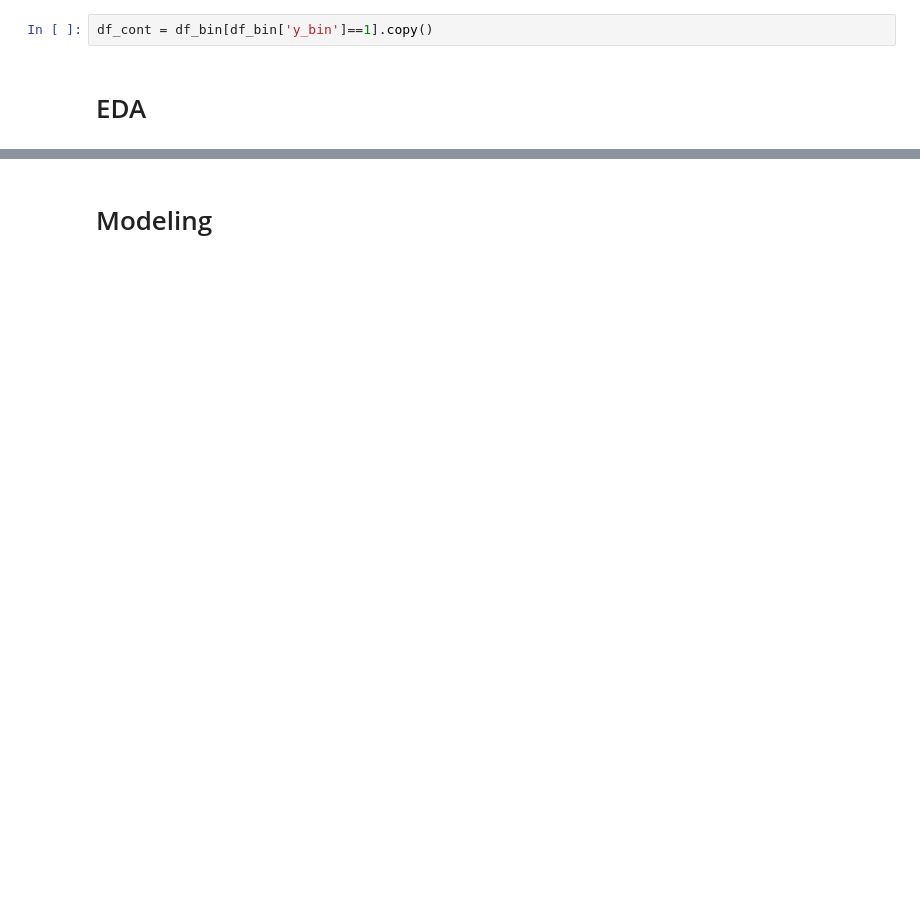
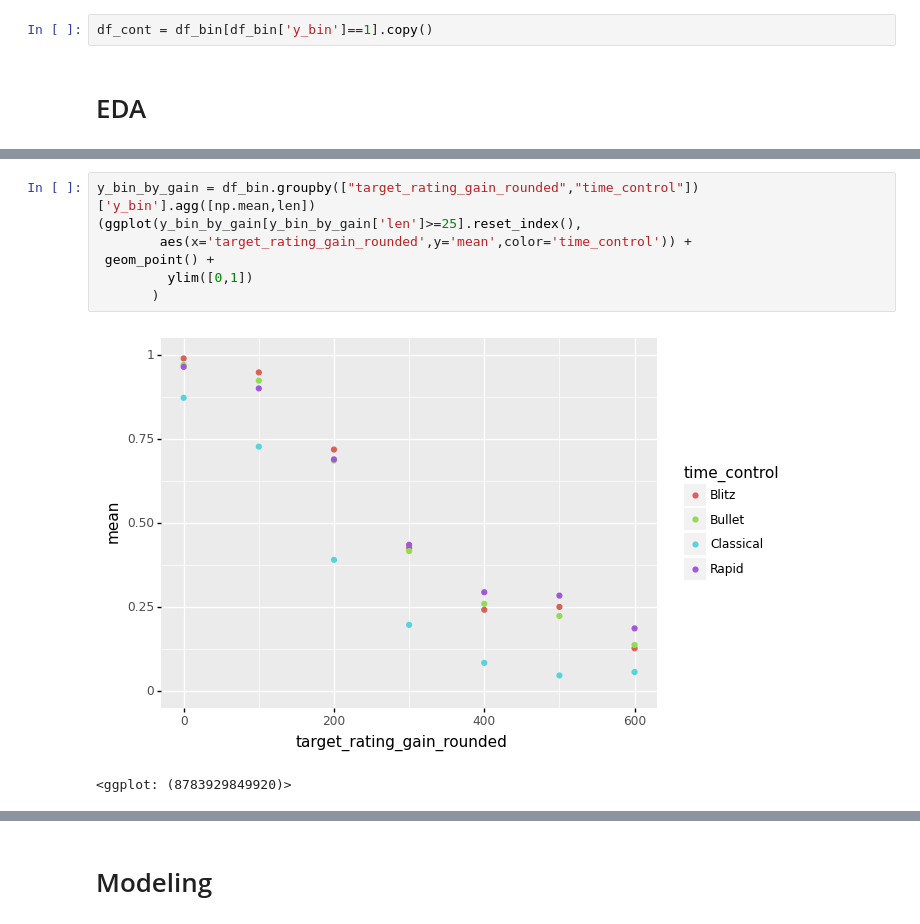
Before and after one commit to ZackAttack614/Discord-Chess-Bot, a Jupyter notebook: modeling.ipynb, the cells around one changed output, grey strips where cells are left out. Cells and saved outputs as stored; diff of their text form; blank space fills up the shorter version.

```diff
--- a/modeling.ipynb
+++ b/modeling.ipynb
@@ -146,0 +270,10 @@ y_bin_by_rating = df_bin.groupby(["rating_latest_rounded","time_control"])['y_bi
+# %%
+y_bin_by_gain = df_bin.groupby(["target_rating_gain_rounded","time_control"])['y_bin'].agg([np.mean,len])
+(ggplot(y_bin_by_gain[y_bin_by_gain['len']>=25].reset_index(),
+        aes(x='target_rating_gain_rounded',y='mean',color='time_control')) +
+ geom_point() +
+         ylim([0,1])
+       )
+# %% [output]
+[figure, added]
+<ggplot: (8783929849920)>
```
Also changed, not shown: parts of 49 cells of this notebook, 1 other file.
